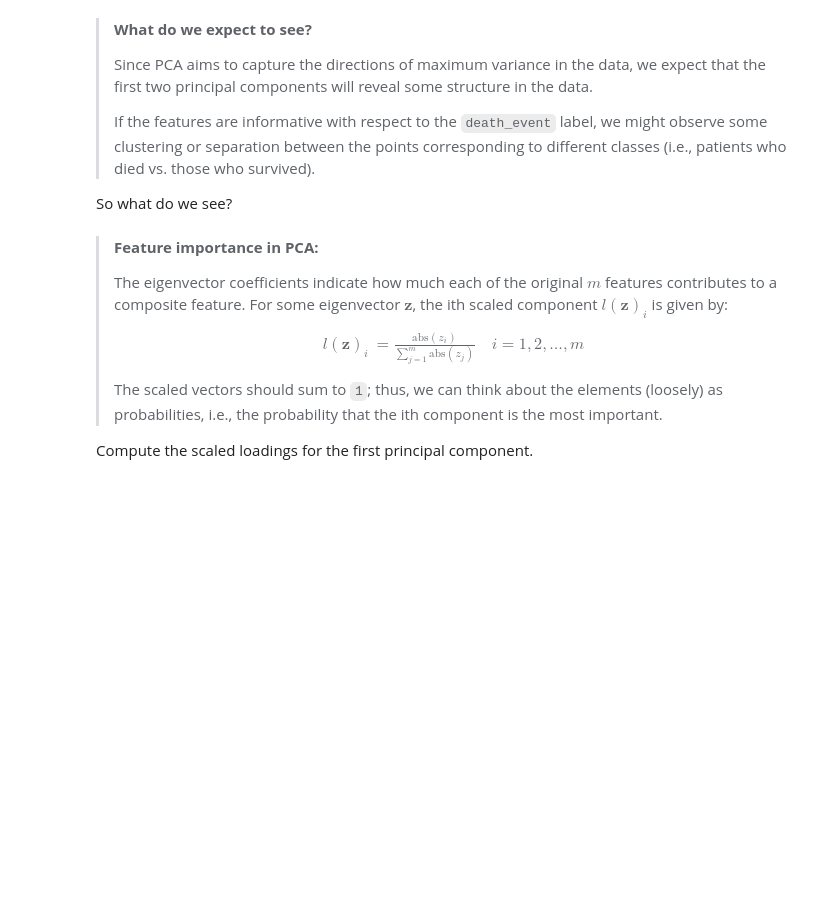
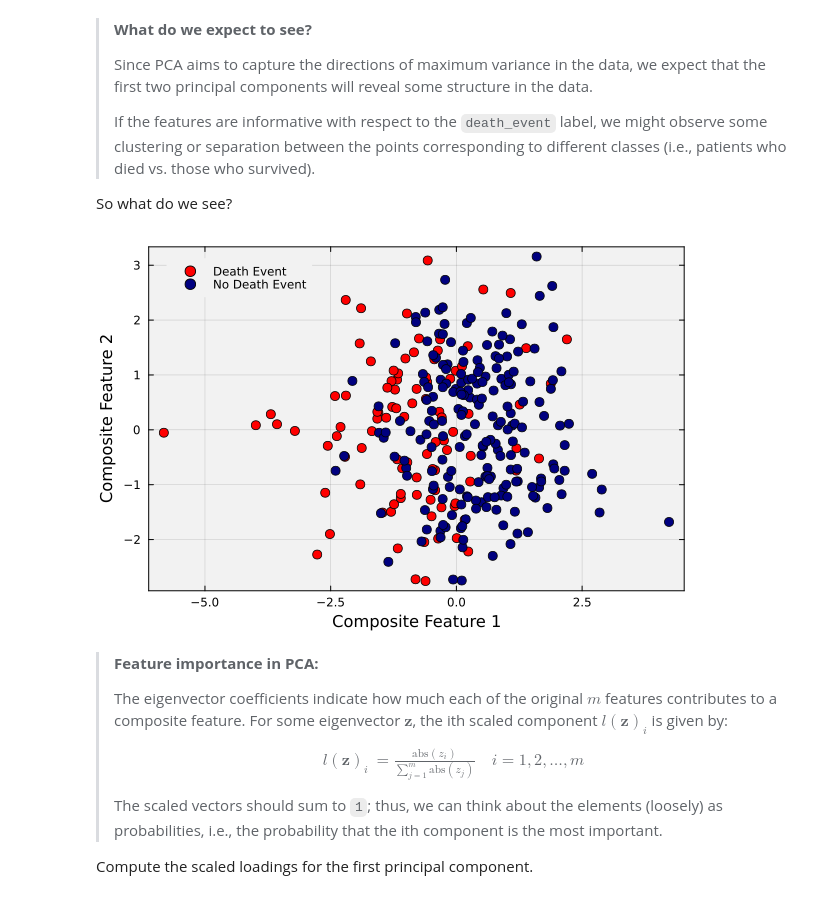
Before and after one commit to CHEME-5820-Spring-2026/ps2-5820-s26-yen0220, a Jupyter notebook: PS2-CHEME-5820-Student-S26.ipynb, the cells around one changed output. Cells and saved outputs as stored; diff of their text form; code cells hidden in the pictures; blank space fills up the shorter version.

```diff
--- a/PS2-CHEME-5820-Student-S26.ipynb
+++ b/PS2-CHEME-5820-Student-S26.ipynb
@@ -256,11 +331,15 @@ P = let
     # NOTE: Replace the placeholder assignments below with your implementation.
 
     # initialize outputs -
-    F = nothing # TODO: eigendecomposition of Σ̂
-    λ = nothing # TODO: eigenvalues (sorted)
-    V = nothing # TODO: eigenvectors (sorted to match λ)
-    P = nothing # TODO: transformation matrix (top k eigenvectors)
-    PT = nothing # TODO: transpose(P) |> Matrix
+    F = eigen(Σ̂) # TODO: eigendecomposition of Σ̂
+    λ = F.values # TODO: eigenvalues (sorted)
+    V = F.vectors # TODO: eigenvectors (sorted to match λ)
+    p = sortperm(λ, rev=true) # TODO: transformation matrix (top k eigenvectors)
+    λ = λ[p]
+    V = V[:,p]
+    k = 2
+    P = V[:, 1:k]; # TODO: transformation matrix with top k eigenvectors
+    PT = transpose(P) |> Matrix # TODO: transpose(P) |> Matrix
 
     #=
     F = eigen(Σ̂); # eigendecomposition of the covariance matrix
@@ -282,4 +361,4 @@ end;
 ### Visualize
 Let's visualize the principal components of the data by projecting the centered data onto the eigenvectors corresponding to the largest eigenvalues. The projected data points will be stored in the `Y::Array{Float64,2}` variable, where $\mathbf{Y} = \tilde{\mathbf{X}}\mathbf{P}^{\top}$ and $\tilde{\mathbf{X}}$ is the centered data matrix.
 # %%
-Y = nothing # TODO: compute Y = (X̃ * transpose(P)) |> Matrix
+Y = (X̃ * transpose(P)) |> Matrix # TODO: compute Y = (X̃ * transpose(P)) |> Matrix
@@ -294,17 +391,28 @@ So what do we see?
 # %%
 # TODO: Create a scatter plot of the first two PCA components in Y.
 # - Use `death_event` labels to color points.
 # - Label axes and adjust background styling.
+
+let
+    death_event = dataset[:, :death_event] |> Vector; # extract death_event labels
+    scatter([Y[death_event .== 1, 1]], [Y[death_event .== 1, 2]]; color=:red, label="Death Event", markersize=5)
+    scatter!([Y[death_event .== -1, 1]], [Y[death_event .== -1, 2]]; color=:navy, label="No Death Event", markersize=5)
+    plot!(bg="gray95", background_color_outside="white", framestyle = :box, fg_legend = :transparent);
+    xlabel!("Composite Feature 1", fontsize=18)
+    ylabel!("Composite Feature 2", fontsize=18)
+end
 
 #=
 # Original solution (commented out)
 let
     death_event = dataset[:, :death_event] |> Vector; # extract death_event labels
     scatter([Y[death_event .== 1, 1]], [Y[death_event .== 1, 2]]; color=:red, label="Death Event", markersize=5)
     scatter!([Y[death_event .== -1, 1]], [Y[death_event .== -1, 2]]; color=:navy, label="No Death Event", markersize=5)
     plot!(bg="gray95", background_color_outside="white", framestyle = :box, fg_legend = :transparent);
     xlabel!("Composite Feature 1", fontsize=18)
     ylabel!("Composite Feature 2", fontsize=18)
 end
 =#
+# %% [output]
+[figure, added]
 # %%
```
Also changed, not shown: parts of 32 cells of this notebook.
